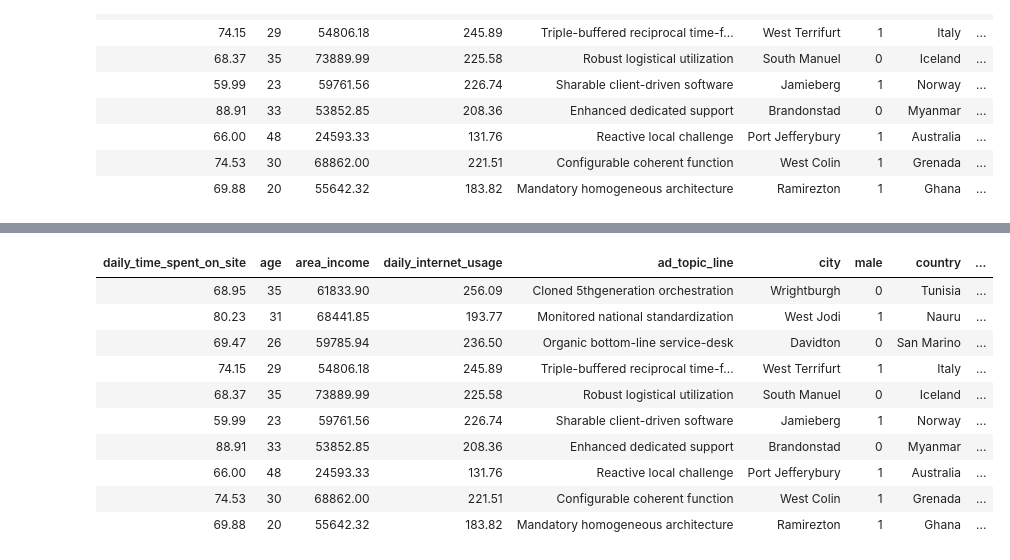
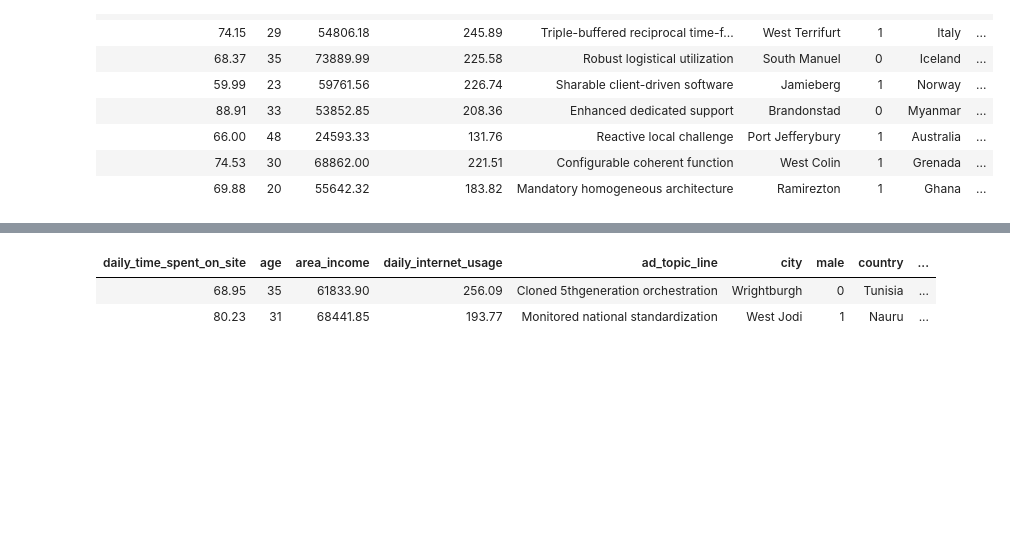
Before and after one commit to mwinzie/prediction-model-in-R, a Jupyter notebook: Ad Prediction Model.ipynb, the cells around one changed output, grey strips where cells are left out. Cells and saved outputs as stored; diff of their text form; code cells hidden in the pictures; blank space fills up the shorter version.

```diff
--- a/Ad Prediction Model.ipynb
+++ b/Ad Prediction Model.ipynb
@@ -29,6 +29,6 @@ install.packages("tibble")
 # %%
 #loading the dataset and coverting it into Tibble
-adv <- read.csv("advertising.csv", stringsAsFactors=FALSE)
+adv <- read.csv("advertising.csv")
 
 head(adv)
 # %% [output]
@@ -117,0 +100,3 @@ $ Date                     <date> NA, NA, NA, NA, NA, NA, NA, NA, NA, NA, N...
+# %%
+#converting the column timestamp to date data type
+adv$timestamp <- anytime::anydate(adv$timestamp)
@@ -129,16 +130,3 @@ head(adv,10)
 | 66.00 | 48 | 24593.33 | 131.76 | Reactive local challenge | Port Jefferybury | 1 | Australia | ... |
 | 74.53 | 30 | 68862.00 | 221.51 | Configurable coherent function | West Colin | 1 | Grenada | ... |
 | 69.88 | 20 | 55642.32 | 183.82 | Mandatory homogeneous architecture | Ramirezton | 1 | Ghana | ... |
-# %%
-
-
-# adv$time <- format(as.POSIXct(strptime(adv$timestamp,format="%Y:%m:%d %H:%M:%S"),"%H:%M:%S"))
-
-
-date <- format(as.POSIXct(strptime(adv$timestamp,"%Y:%m:%d %H:%M:%S",tz="")) ,format = "%Y:%m:%d")
-
-time <- format(as.POSIXct(strptime(adv$timestamp,"%Y:%m:%d %H:%M:%S",tz="")) ,format = "%H:%M:%S")
-
-
-adv$date <- date
-    adv$time <- time
@@ -144,0 +167,3 @@ adv$date <- date
+# %%
+ #converting the columns in integer datatype to numeric datatype i.e column 2,7 and 10
+adv[, c(2,7,10)] <- sapply(adv[, c(2,7,10)], as.numeric)
@@ -145,14 +311,6 @@ adv$date <- date
 # %%
-head(adv,10)
+head(adv,2)
 # %% [output]
 | daily_time_spent_on_site | age | area_income | daily_internet_usage | ad_topic_line | city | male | country | ... |
 | 68.95 | 35 | 61833.90 | 256.09 | Cloned 5thgeneration orchestration | Wrightburgh | 0 | Tunisia | ... |
 | 80.23 | 31 | 68441.85 | 193.77 | Monitored national standardization | West Jodi | 1 | Nauru | ... |
-| 69.47 | 26 | 59785.94 | 236.50 | Organic bottom-line service-desk | Davidton | 0 | San Marino | ... |
-| 74.15 | 29 | 54806.18 | 245.89 | Triple-buffered reciprocal time-f... | West Terrifurt | 1 | Italy | ... |
-| 68.37 | 35 | 73889.99 | 225.58 | Robust logistical utilization | South Manuel | 0 | Iceland | ... |
-| 59.99 | 23 | 59761.56 | 226.74 | Sharable client-driven software | Jamieberg | 1 | Norway | ... |
-| 88.91 | 33 | 53852.85 | 208.36 | Enhanced dedicated support | Brandonstad | 0 | Myanmar | ... |
-| 66.00 | 48 | 24593.33 | 131.76 | Reactive local challenge | Port Jefferybury | 1 | Australia | ... |
-| 74.53 | 30 | 68862.00 | 221.51 | Configurable coherent function | West Colin | 1 | Grenada | ... |
-| 69.88 | 20 | 55642.32 | 183.82 | Mandatory homogeneous architecture | Ramirezton | 1 | Ghana | ... |
```
Also changed, not shown: parts of 34 cells of this notebook.
